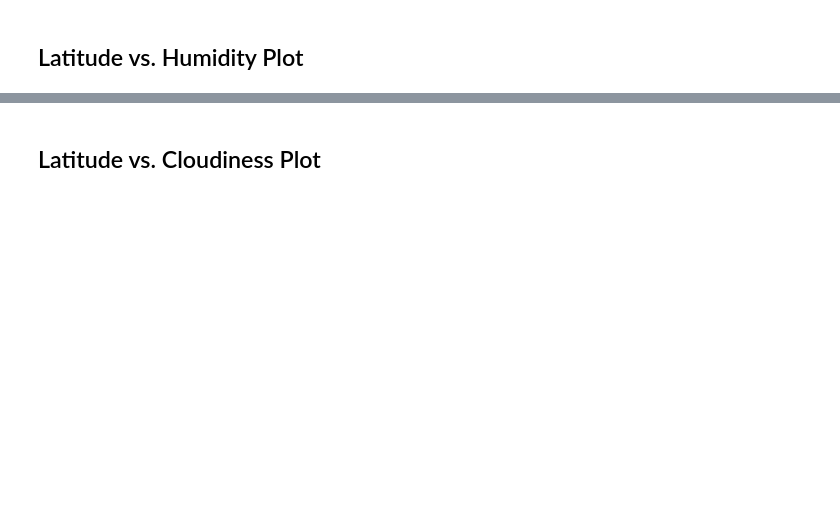
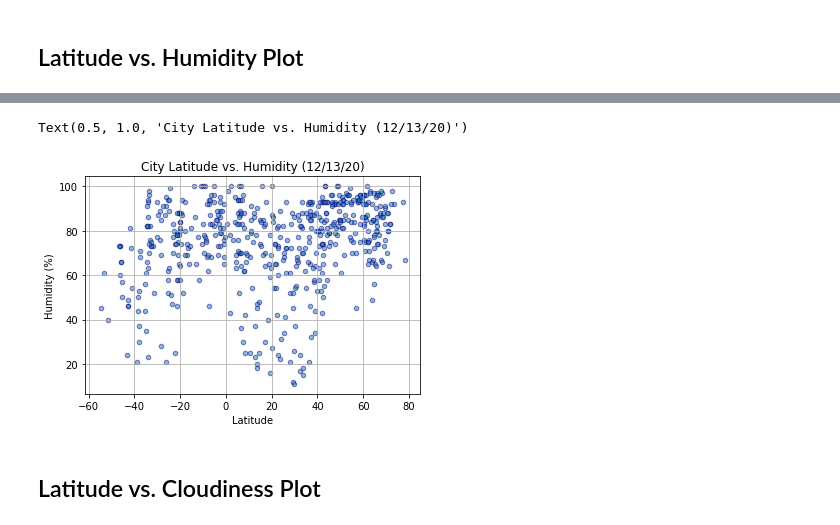
Before and after one commit to marybellavia/python-api-challenge, a Jupyter notebook: starter_code/WeatherPy.ipynb, the cells around one changed output, grey strips where cells are left out. Drawn from its saved outputs; the diff is of its cells as text; code cells hidden in the pictures; blank space fills up the shorter version.

```diff
--- a/starter_code/WeatherPy.ipynb
+++ b/starter_code/WeatherPy.ipynb
@@ -187,2 +188,11 @@ Text(0.5, 1.0, 'City Latitude vs. Max Temperature (12/13/20)')
+# %%
+lat_hum_plot = temps_df.plot(kind="scatter", x="Lat", y="Humidity", grid=True, alpha=.5, edgecolors='navy')
+lat_hum_plot.set_ylabel("Humidity (%)")
+lat_hum_plot.set_xlabel("Latitude")
+plt.title("City Latitude vs. Humidity (12/13/20)")
+plt.savefig("C:/Users/Mary/Documents/WashU_Data_Analytics/Homework/Python API/python-api-challenge/starter_code/weather_pngs/LatitudeHumidityScatter.png")
+# %% [output]
+Text(0.5, 1.0, 'City Latitude vs. Humidity (12/13/20)')
+[figure, added]
 # %% [markdown]
 ## Latitude vs. Cloudiness Plot
```
Also changed, not shown: parts of 27 cells of this notebook, 13 other files.
